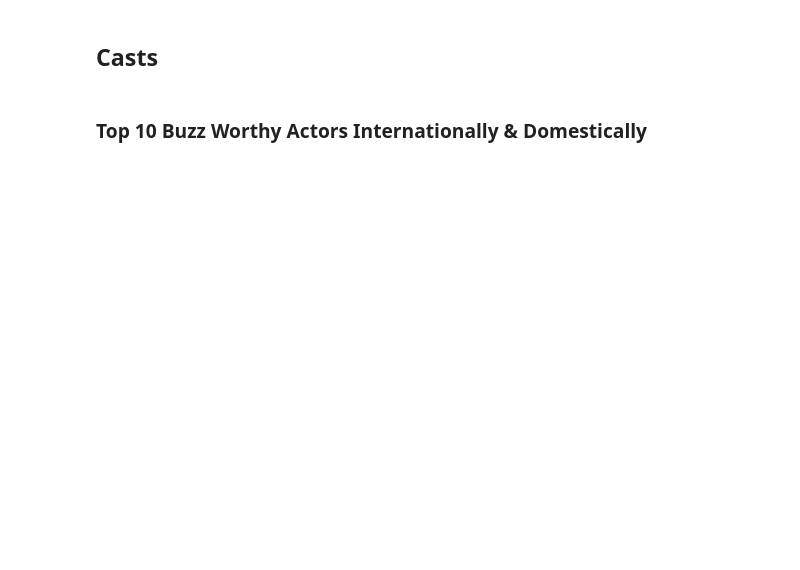
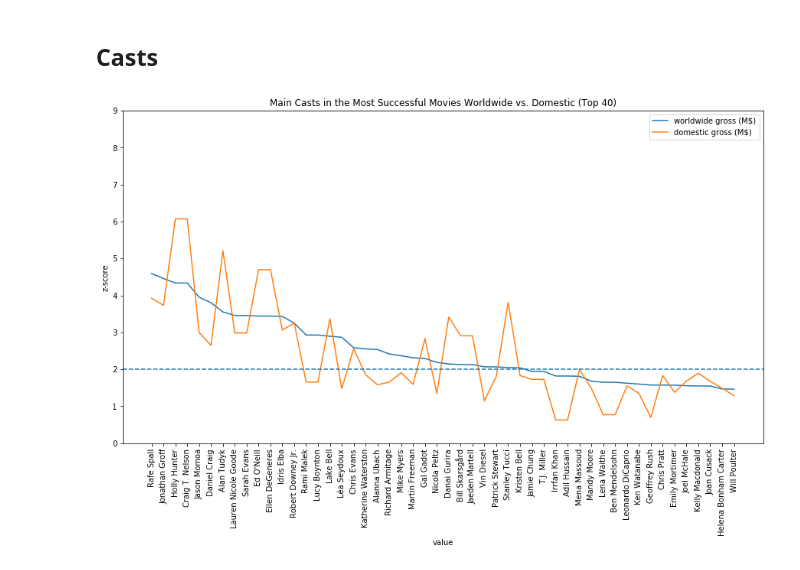
Before and after one commit to stereopickle/DS_movie_EDA, a Jupyter notebook: 011.Data_Analysis_People.ipynb, the cells around one changed output. Cells and saved outputs as stored; diff of their text form; code cells hidden in the pictures; blank space fills up the shorter version.

```diff
--- a/011.Data_Analysis_People.ipynb
+++ b/011.Data_Analysis_People.ipynb
@@ -312,4 +309,28 @@ tmp[tmp.rating_z_IMDB > 1].sort_values(by = 'popularity_z', ascending = False)[0
 # %% [markdown]
 ## Casts
-# %% [markdown]
-### Top 10 Buzz Worthy Actors Internationally & Domestically
+# %%
+casts_rev = df[['worldwide_gross_z', 'domestic_gross_z', 'cast_1', 'cast_2']]
+casts_rev_m = pd.melt(casts_rev, id_vars = ['worldwide_gross_z', 'domestic_gross_z'], value_vars = ['cast_1', 'cast_2'])
+# %%
+casts_rev_m = casts_rev_m.groupby('value')[['worldwide_gross_z', 'domestic_gross_z']].mean().reset_index()
+# %%
+casts_rev_m.sort_values('worldwide_gross_z', ascending = False, inplace = True)
+# %%
+fig = plt.figure(figsize = (15, 8))
+ax1 = fig.add_subplot(111)
+
+sns.lineplot(x = 'value', y = 'worldwide_gross_z',
+             label = 'worldwide gross (M$)', data = casts_rev_m[0:50], sort = False, ax = ax1)
+sns.lineplot(x = 'value', y = 'domestic_gross_z',
+             label = 'domestic gross (M$)', data = casts_rev_m[0:50], sort = False, ax = ax1)
+
+#label = 'domestic gross',
+ax1.set_xticklabels(labels = casts_rev_m[0:50].value, rotation=90)
+ax1.axhline(2, ls='--')
+ax1.set_ylim([0,9])
+plt.ylabel("z-score")
+plt.title("Main Casts in the Most Successful Movies Worldwide vs. Domestic (Top 40)")
+plt.legend()
+plt.show()
+# %% [output]
+[figure, added]
```
Also changed, not shown: parts of 11 cells of this notebook, 2 other files.
